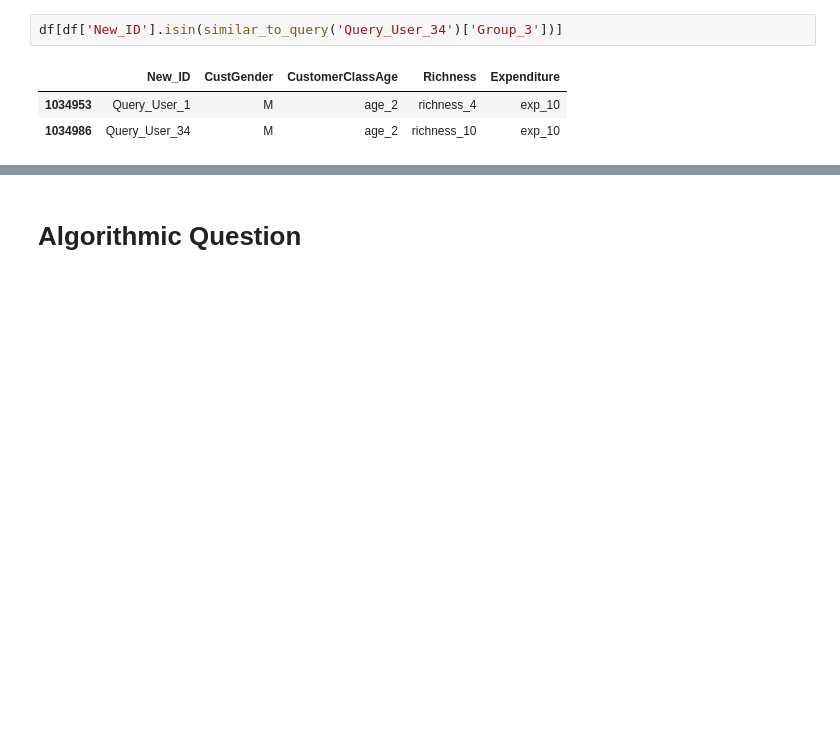
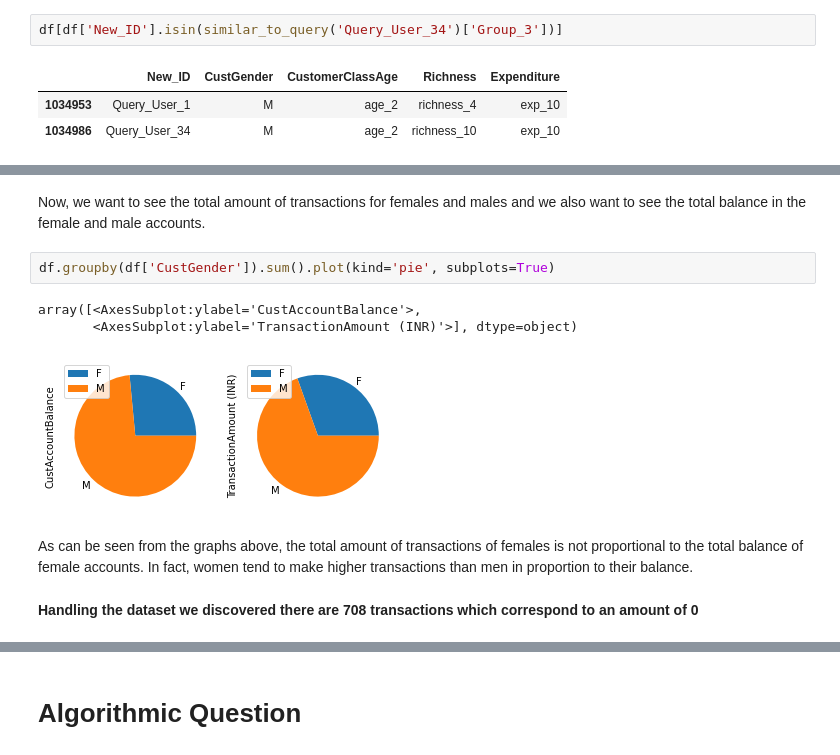
Before and after one commit to Gianlufrez/ADM_HW4, a Jupyter notebook: main.ipynb, the cells around one changed output, grey strips where cells are left out. Saved outputs shown, nothing was run; the diff lists cells and outputs as text; blank space fills up the shorter version.

```diff
--- a/main.ipynb
+++ b/main.ipynb
@@ -1230,0 +1374,12 @@ df[df['New_ID'].isin(similar_to_query('Query_User_34')['Group_3'])]
+# %% [markdown]
+Now, we want to see the total amount of transactions for females and males and we also want to see the total balance in the female and male accounts.
+# %%
+df.groupby(df['CustGender']).sum().plot(kind='pie', subplots=True)
+# %% [output]
+array([<AxesSubplot:ylabel='CustAccountBalance'>,
+       <AxesSubplot:ylabel='TransactionAmount (INR)'>], dtype=object)
+[figure, added]
+# %% [markdown]
+As can be seen from the graphs above, the total amount of transactions of females is not proportional to the total balance of female accounts. In fact, women tend to make higher transactions than men in proportion to their balance.
+# %% [markdown]
+**Handling the dataset we discovered there are 708 transactions which correspond to an amount of 0**
```
Also changed, not shown: parts of 248 cells of this notebook.
